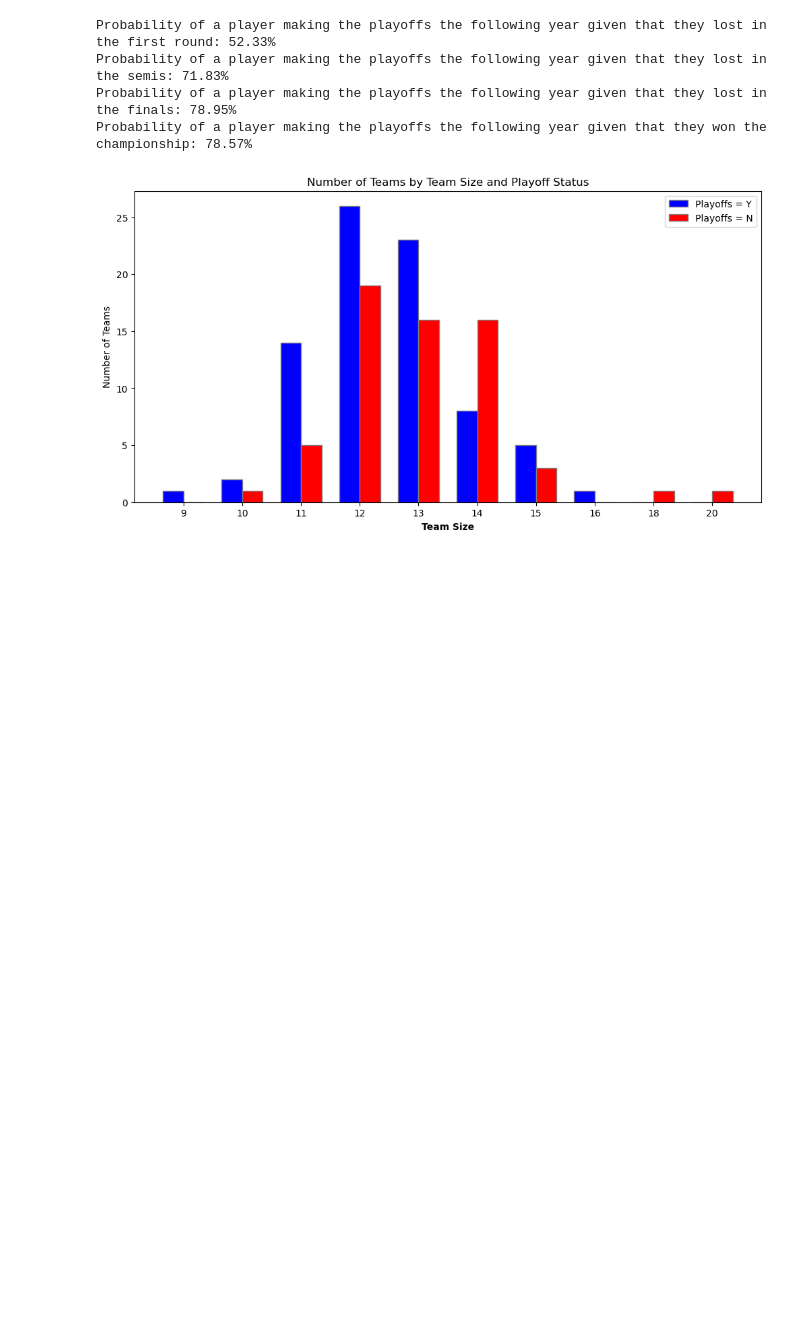
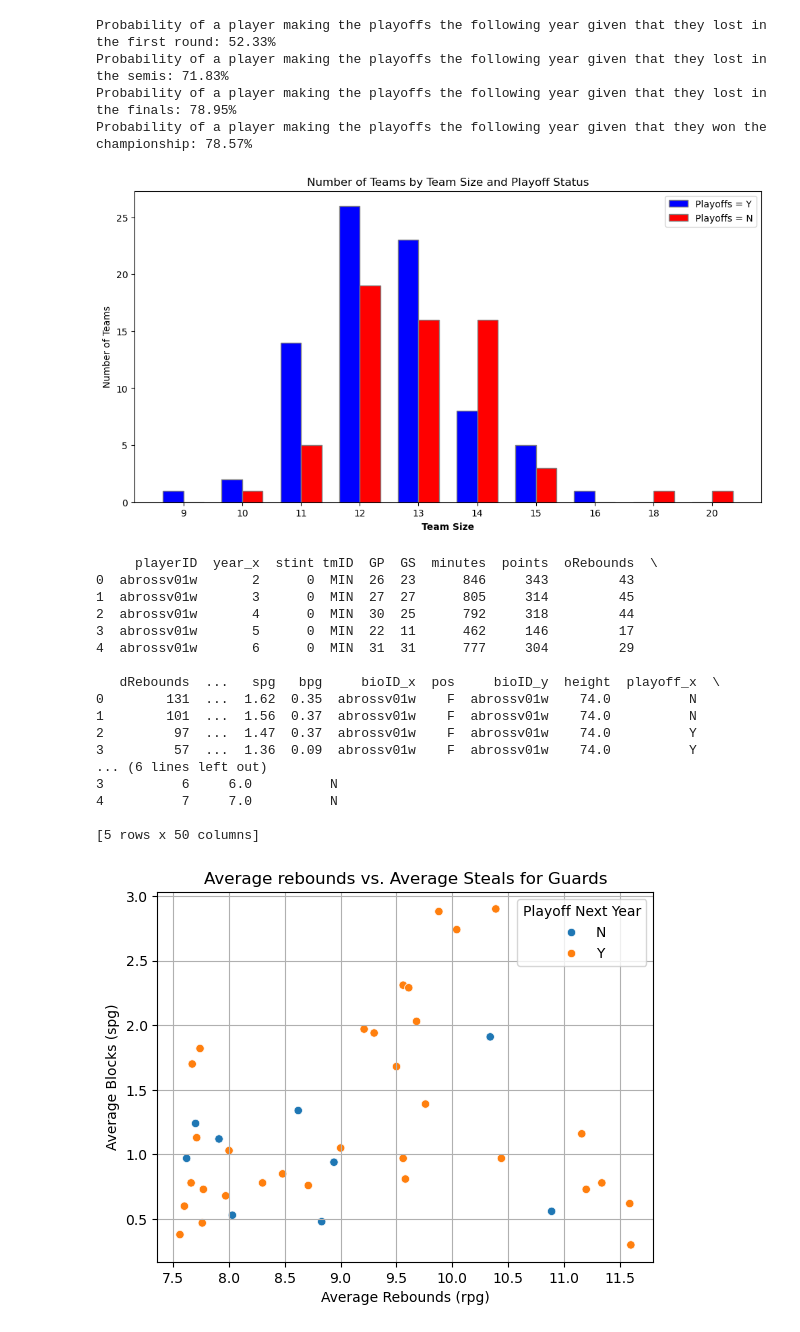
Before and after one commit to P1ntas/Machine-Learning, a Jupyter notebook: jb/processed_data.ipynb, the cells around one changed output. Drawn from its saved outputs; the diff is of its cells as text; code cells hidden in the pictures; blank space fills up the shorter version.

```diff
--- a/jb/processed_data.ipynb
+++ b/jb/processed_data.ipynb
@@ -60,6 +60,17 @@ player_teams['Postfg%'] = compute_percentage(player_teams['PostfgMade'], player_
 player_teams['Postthree%'] = compute_percentage(player_teams['PostthreeMade'], player_teams['PostthreeAttempted'])
 player_teams['Postgs%'] = compute_percentage(player_teams['PostGS'], player_teams['PostGP'])
 
+#ppg, rpg, apg, spg, bpg
+player_teams['ppg'] = round(player_teams['points']/player_teams['GP'],2)
+player_teams['rpg'] = round(player_teams['rebounds']/player_teams['GP'],2)
+player_teams['apg'] = round(player_teams['assists']/player_teams['GP'],2)
+player_teams['spg'] = round(player_teams['steals']/player_teams['GP'],2)
+player_teams['bpg'] = round(player_teams['blocks']/player_teams['GP'],2)
+
+#add pos column from players to player_teams, bioID is the same as playerID
+player_teams = player_teams.merge(players[['bioID', 'pos']], left_on='playerID', right_on='bioID', how='left')
+
+
 #remove the made and attempted columns
 player_teams.drop(['ftMade', 'ftAttempted', 'fgMade', 'fgAttempted', 'threeMade', 'threeAttempted', 'PostftMade', 'PostftAttempted', 'PostfgMade', 'PostfgAttempted', 'PostthreeMade', 'PostthreeAttempted', 'PostGS', 'PostGP'], axis=1, inplace=True)
 # %%
@@ -712,3 +723,64 @@ plt.legend()
 plt.show()
 # %% [output]
 [figure]
+# %%
+#plot the average points of players vs average asssts (only pos = G or G-F) (make it a scatter graph and the hue is the playoff column)
+
+# Get the players that are guards
+guards = player_teams[player_teams['pos'].isin(['C', 'F-C'])]
+
+#max year is 10
+guards = guards[guards['year'] < 10]
+
+#create column next_year
+guards['next_year'] = guards['year'] + 1
+
+# Assuming 'teams' is a DataFrame with a 'playoff' column, 'year', and 'tmID'.
+
+# First, create a new DataFrame for teams in the next year with the relevant columns.
+next_year_teams = teams[['tmID', 'year', 'playoff']].copy()
+next_year_teams['year'] -= 1  # Adjust the year to match the 'guards' DataFrame.
+
+# Merge the 'guards' DataFrame with the 'next_year_teams' DataFrame.
+guards = pd.merge(guards, next_year_teams, how='left', left_on=['tmID', 'next_year'], right_on=['tmID', 'year'])
+
+print(guards.head())
+
+# After merging, there may be NaNs in 'playoff' column for teams or players that don't exist in the next year.
+
+#drop NaN rows
+guards = guards[guards['playoff_y'].notnull()]
+
+#check rpg > 10
+guards = guards[guards['rpg'] > 7.5]
+
+# Rename the 'playoff' column from the merge to 'playoff_nextYear'.
+guards.rename(columns={'playoff_y': 'playoff_nextYear'}, inplace=True)
+
+# Now you can plot the data.
+sns.scatterplot(data=guards, x='rpg', y='bpg', hue='playoff_nextYear')
+plt.title('Average rebounds vs. Average Steals for Guards')
+plt.xlabel('Average Rebounds (rpg)')
+plt.ylabel('Average Blocks (spg)')
+plt.grid(True)
+plt.legend(title='Playoff Next Year')
+plt.show()
+# %% [output]
+     playerID  year_x  stint tmID  GP  GS  minutes  points  oRebounds  \
+0  abrossv01w       2      0  MIN  26  23      846     343         43
+1  abrossv01w       3      0  MIN  27  27      805     314         45
+2  abrossv01w       4      0  MIN  30  25      792     318         44
+3  abrossv01w       5      0  MIN  22  11      462     146         17
+4  abrossv01w       6      0  MIN  31  31      777     304         29
+
+   dRebounds  ...   spg   bpg     bioID_x  pos     bioID_y  height  playoff_x  \
+0        131  ...  1.62  0.35  abrossv01w    F  abrossv01w    74.0          N
+1        101  ...  1.56  0.37  abrossv01w    F  abrossv01w    74.0          N
+2         97  ...  1.47  0.37  abrossv01w    F  abrossv01w    74.0          Y
+3         57  ...  1.36  0.09  abrossv01w    F  abrossv01w    74.0          Y
+... (6 lines left out)
+3          6     6.0          N
+4          7     7.0          N
+
+[5 rows x 50 columns]
+[figure, added]
```
Also changed, not shown: 3 other files.
